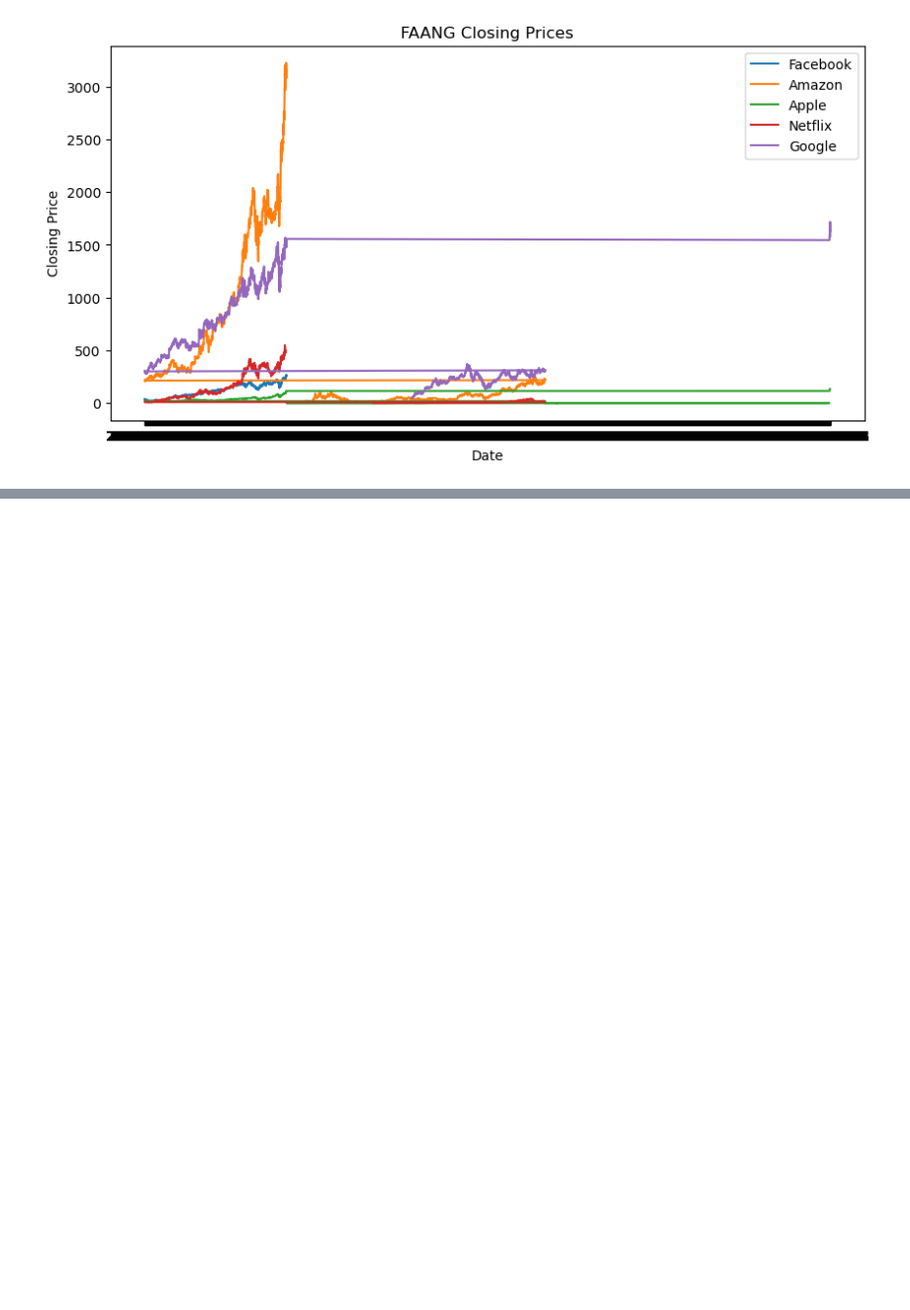
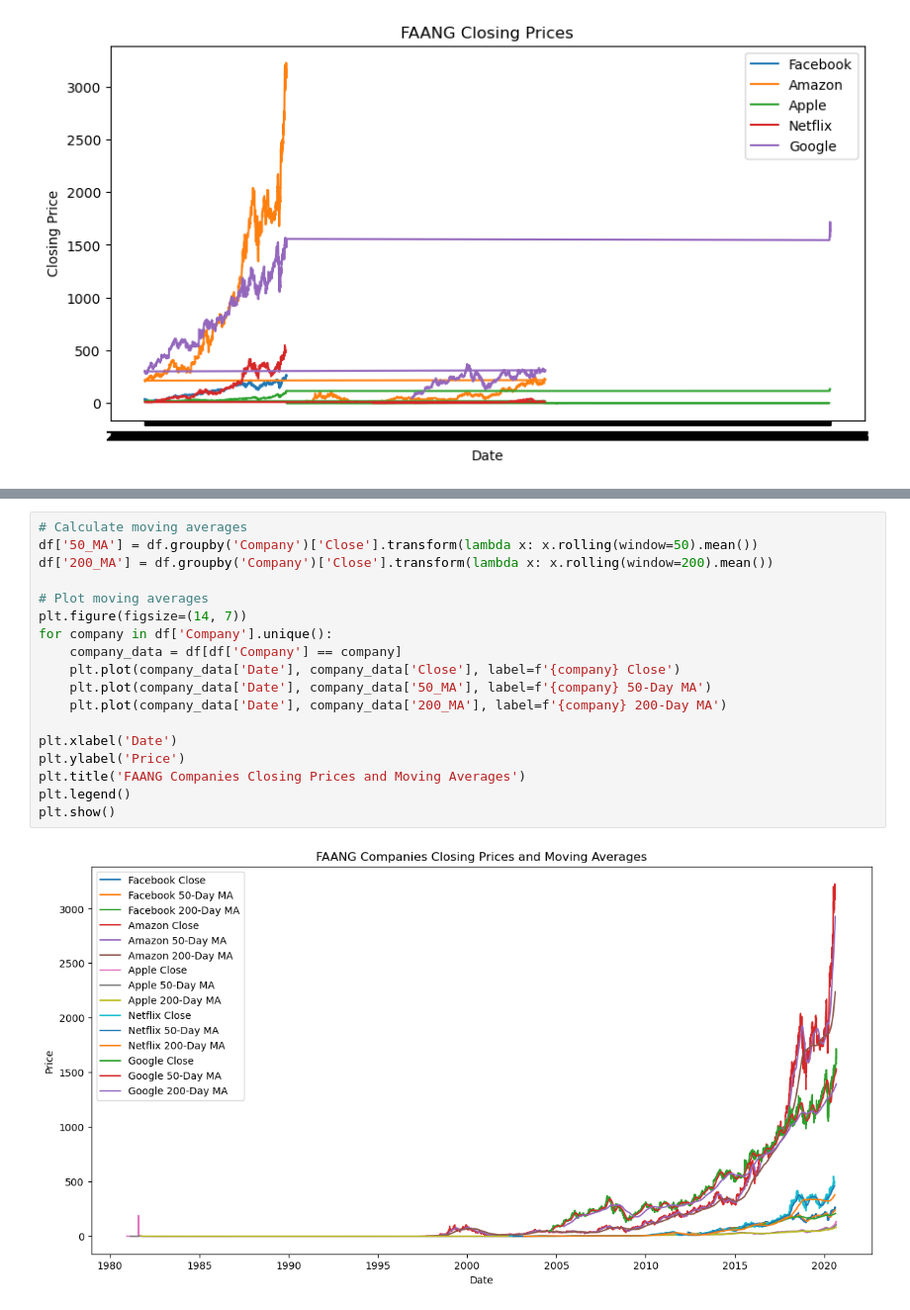
Before and after one commit to tnaiboa/faang-stock-data-analysis, a Jupyter notebook: notebooks/analysis.ipynb, the cells around one changed output, grey strips where cells are left out. Shown at 99% size. Saved outputs shown, nothing was run; the diff lists cells and outputs as text; blank space fills up the shorter version.

```diff
--- a/notebooks/analysis.ipynb
+++ b/notebooks/analysis.ipynb
@@ -44,0 +101,20 @@ plt.show()
+# %%
+# Calculate moving averages
+df['50_MA'] = df.groupby('Company')['Close'].transform(lambda x: x.rolling(window=50).mean())
+df['200_MA'] = df.groupby('Company')['Close'].transform(lambda x: x.rolling(window=200).mean())
+
+# Plot moving averages
+plt.figure(figsize=(14, 7))
+for company in df['Company'].unique():
+    company_data = df[df['Company'] == company]
+    plt.plot(company_data['Date'], company_data['Close'], label=f'{company} Close')
+    plt.plot(company_data['Date'], company_data['50_MA'], label=f'{company} 50-Day MA')
+    plt.plot(company_data['Date'], company_data['200_MA'], label=f'{company} 200-Day MA')
+
+plt.xlabel('Date')
+plt.ylabel('Price')
+plt.title('FAANG Companies Closing Prices and Moving Averages')
+plt.legend()
+plt.show()
+# %% [output]
+[figure, added]
```
Also changed, not shown: parts of 23 cells of this notebook, 2 other files.
